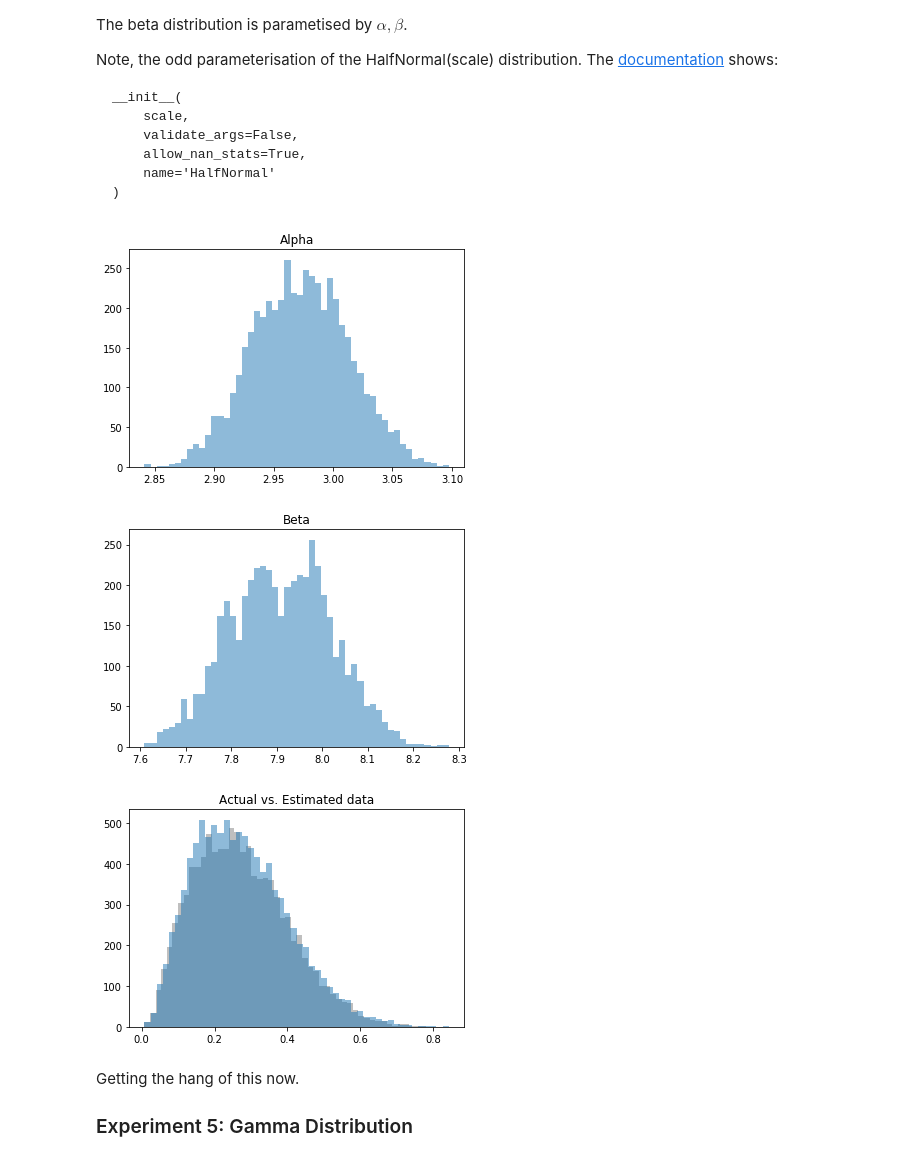
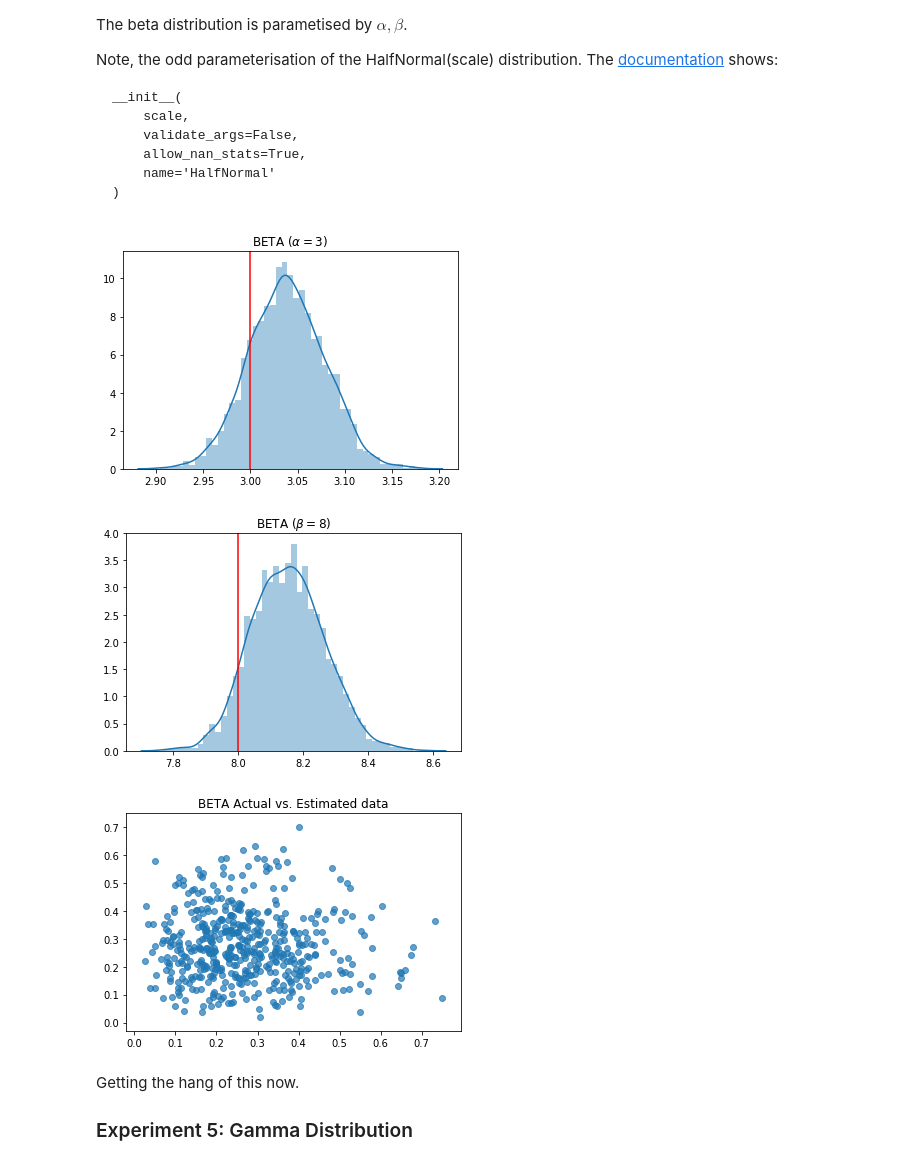
Before and after one commit to nickb-/tensorflow-probability-100days, a Jupyter notebook: notebooks/tfp_day_09-12_MCMC.ipynb, the cells around one changed output. Drawn from its saved outputs; the diff is of its cells as text; code cells hidden in the pictures.

```diff
--- a/notebooks/tfp_day_09-12_MCMC.ipynb
+++ b/notebooks/tfp_day_09-12_MCMC.ipynb
@@ -99,6 +100,7 @@ def run_chain(hmc, inits=[], iters = [NUM_POSTERIOR_SAMPLES, NUM_BURNIN_ITERATIO
   ----------
     @hmc: a MonteCarlo chain (returned from construct_hmc())
     @initial_state: starting point for the chain
+    @iters: list [length of chain, burnin iterations]
 
   Returns
   -------
@@ -313,44 +320,49 @@ def joint_log_prob(data, alpha, beta):
 
   Parameters
   ----------
     @data: the observed data, binary (0, 1)
     @alpha: learnable
     @beta: learnable
   """
 
   prior_alpha = tfd.HalfNormal(1.)
   prior_beta = tfd.HalfNormal(1.)
   rv_data = tfd.Beta(alpha, beta)
 
   return (
       prior_alpha.log_prob(alpha) +
       prior_beta.log_prob(beta) +
       tf.reduce_sum(rv_data.log_prob(data))
   )
 
 unnormalized_posterior = lambda alpha, beta: joint_log_prob(data, alpha, beta)
 
 generator = tfd.Beta(3, 8)
 data = generator.sample(10000).numpy()
 
-[alpha_, beta_] = run_chain(construct_hmc(unnormalized_posterior), inits=[1.0, 1.0])
+[alpha_, beta_] = run_chain(construct_hmc(unnormalized_posterior), inits=[2.0, 7.0])
 
-plt.hist(alpha_, bins=50, alpha = 0.5)
-plt.title("Alpha")
+sns.distplot(alpha_)
+plt.axvline(x = 3.0, color='red')
+plt.title("BETA ($\\alpha=3$)")
 plt.show()
 
-plt.hist(beta_, bins=50, alpha = 0.5)
-plt.title("Beta")
+sns.distplot(beta_)
+plt.axvline(x=8.0, color='red')
+plt.title("BETA ($\\beta=8$)")
 plt.show()
 
-plt.hist(data, bins=50, color="grey", alpha=0.5)
-plt.hist(tfd.Beta(np.mean(alpha_), np.mean(beta_)).sample(10000), bins=50, alpha=0.5)
-plt.title("Actual vs. Estimated data")
+plt.scatter(
+    np.random.choice(data, 500, replace = True),
+    tfd.Beta(np.mean(alpha_), np.mean(beta_)).sample(500).numpy(),
+    alpha = 0.7
+)
+plt.title("BETA Actual vs. Estimated data")
 plt.show()
 # %% [output]
-[figure, old version]
+[figure, new version]
-[figure, old version]
+[figure, new version]
-[figure, old version]
+[figure, new version]
 # %% [markdown]
 Getting the hang of this now.
 
```
Also changed, not shown: parts of 7 cells of this notebook.
